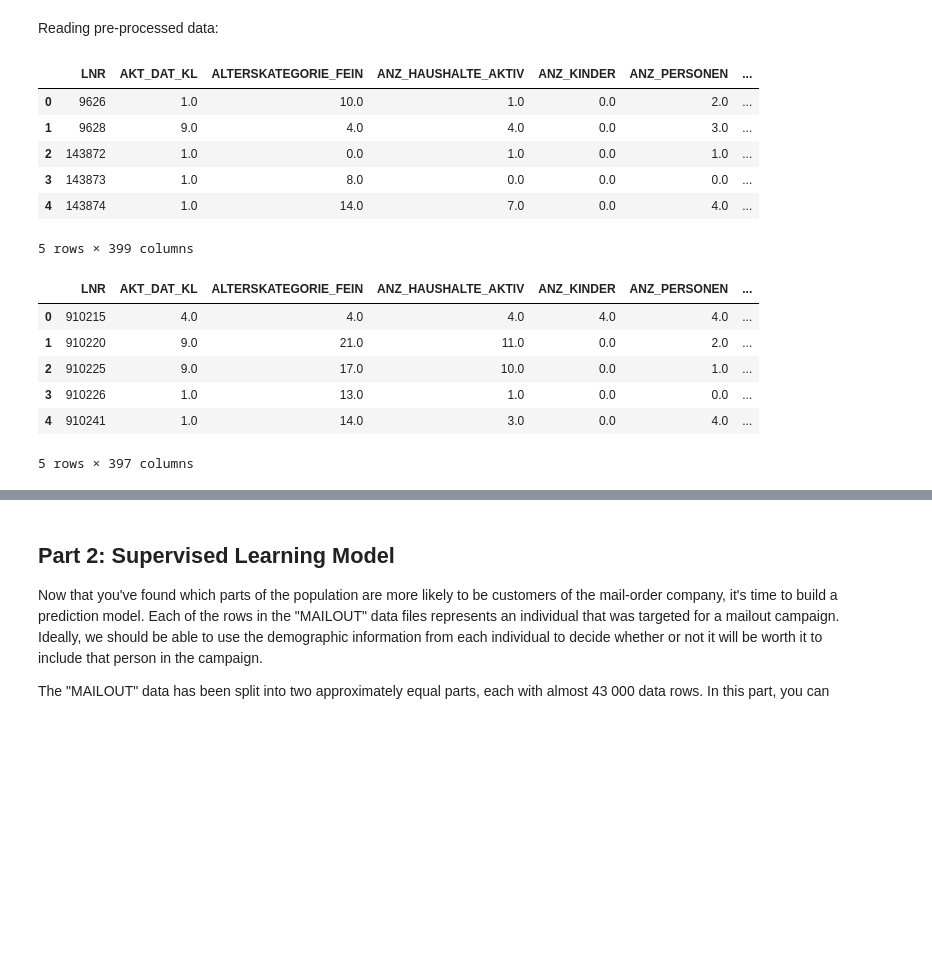
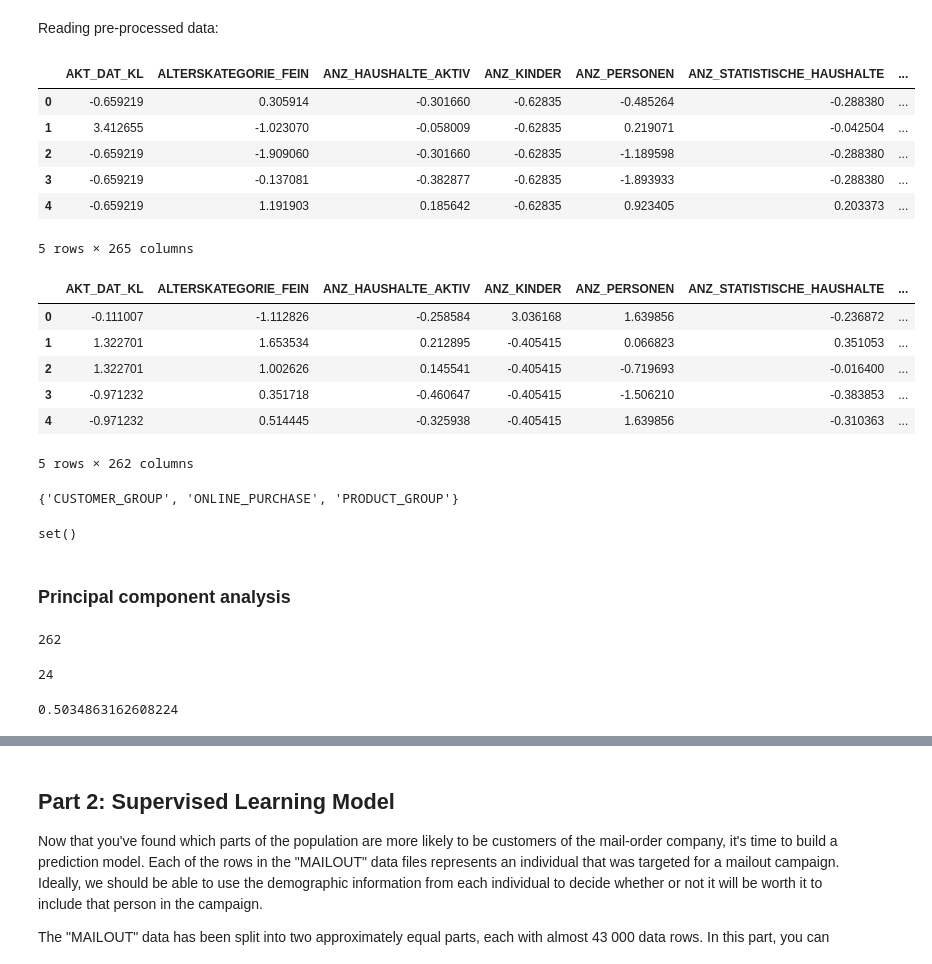
Before and after one commit to jobquiroz/MarketingCampaign, a Jupyter notebook: Arvato Project Workbook pt 2.ipynb, the cells around one changed output, grey strips where cells are left out. Saved outputs shown, nothing was run; the diff lists cells and outputs as text; code cells hidden in the pictures; blank space fills up the shorter version.

Commit message:
Starting PCA analysis

```diff
--- a/Arvato Project Workbook pt 2.ipynb
+++ b/Arvato Project Workbook pt 2.ipynb
@@ -16,26 +20,34 @@ The main bulk of your analysis will come in this part of the project. Here, you
 # %% [markdown]
 Reading pre-processed data:
 # %%
-customers = pd.read_csv('customers_scaler.csv')
+customers = pd.read_csv('data/customers_scaled.csv')
 customers.drop(['Unnamed: 0'], axis = 1, inplace = True)
 customers.head()
 # %% [output]
-|  | LNR | AKT_DAT_KL | ALTERSKATEGORIE_FEIN | ANZ_HAUSHALTE_AKTIV | ANZ_KINDER | ANZ_PERSONEN | ... |
-| 0 | 9626 | 1.0 | 10.0 | 1.0 | 0.0 | 2.0 | ... |
-| 1 | 9628 | 9.0 | 4.0 | 4.0 | 0.0 | 3.0 | ... |
-| 2 | 143872 | 1.0 | 0.0 | 1.0 | 0.0 | 1.0 | ... |
-| 3 | 143873 | 1.0 | 8.0 | 0.0 | 0.0 | 0.0 | ... |
-| 4 | 143874 | 1.0 | 14.0 | 7.0 | 0.0 | 4.0 | ... |
+|  | AKT_DAT_KL | ALTERSKATEGORIE_FEIN | ANZ_HAUSHALTE_AKTIV | ANZ_KINDER | ANZ_PERSONEN | ANZ_STATISTISCHE_HAUSHALTE | ... |
+| 0 | -0.659219 | 0.305914 | -0.301660 | -0.62835 | -0.485264 | -0.288380 | ... |
+| 1 | 3.412655 | -1.023070 | -0.058009 | -0.62835 | 0.219071 | -0.042504 | ... |
+| 2 | -0.659219 | -1.909060 | -0.301660 | -0.62835 | -1.189598 | -0.288380 | ... |
+| 3 | -0.659219 | -0.137081 | -0.382877 | -0.62835 | -1.893933 | -0.288380 | ... |
+| 4 | -0.659219 | 1.191903 | 0.185642 | -0.62835 | 0.923405 | 0.203373 | ... |
-5 rows × 399 columns
+5 rows × 265 columns
 # %%
-azdias = pd.read_csv('azdias_scaler.csv')
+azdias = pd.read_csv('data/azdias_scaled.csv')
 azdias.drop(['Unnamed: 0'], axis = 1, inplace = True)
 azdias.head()
 # %% [output]
-|  | LNR | AKT_DAT_KL | ALTERSKATEGORIE_FEIN | ANZ_HAUSHALTE_AKTIV | ANZ_KINDER | ANZ_PERSONEN | ... |
-| 0 | 910215 | 4.0 | 4.0 | 4.0 | 4.0 | 4.0 | ... |
-| 1 | 910220 | 9.0 | 21.0 | 11.0 | 0.0 | 2.0 | ... |
-| 2 | 910225 | 9.0 | 17.0 | 10.0 | 0.0 | 1.0 | ... |
-| 3 | 910226 | 1.0 | 13.0 | 1.0 | 0.0 | 0.0 | ... |
-| 4 | 910241 | 1.0 | 14.0 | 3.0 | 0.0 | 4.0 | ... |
+|  | AKT_DAT_KL | ALTERSKATEGORIE_FEIN | ANZ_HAUSHALTE_AKTIV | ANZ_KINDER | ANZ_PERSONEN | ANZ_STATISTISCHE_HAUSHALTE | ... |
+| 0 | -0.111007 | -1.112826 | -0.258584 | 3.036168 | 1.639856 | -0.236872 | ... |
+| 1 | 1.322701 | 1.653534 | 0.212895 | -0.405415 | 0.066823 | 0.351053 | ... |
+| 2 | 1.322701 | 1.002626 | 0.145541 | -0.405415 | -0.719693 | -0.016400 | ... |
+| 3 | -0.971232 | 0.351718 | -0.460647 | -0.405415 | -1.506210 | -0.383853 | ... |
+| 4 | -0.971232 | 0.514445 | -0.325938 | -0.405415 | 1.639856 | -0.310363 | ... |
-5 rows × 397 columns
+5 rows × 262 columns
+# %%
+set(customers.columns) - set(azdias.columns)
+# %% [output]
+{'CUSTOMER_GROUP', 'ONLINE_PURCHASE', 'PRODUCT_GROUP'}
+# %%
+set(azdias.columns)- set(customers.columns)
+# %% [output]
+set()
@@ -41,0 +56,2 @@ azdias.head()
+# %% [markdown]
+### Principal component analysis
@@ -41,0 +64,5 @@ azdias.head()
+# %%
+n_components = len(pca.components_)
+n_components
+# %% [output]
+262
@@ -41,0 +74,8 @@ azdias.head()
+# %%
+(cumsum_variance <= 0.5).sum() + 1
+# %% [output]
+24
+# %%
+cumsum_variance[23]
+# %% [output]
+0.5034863162608224
```
Also changed, not shown: parts of 41 cells of this notebook.
